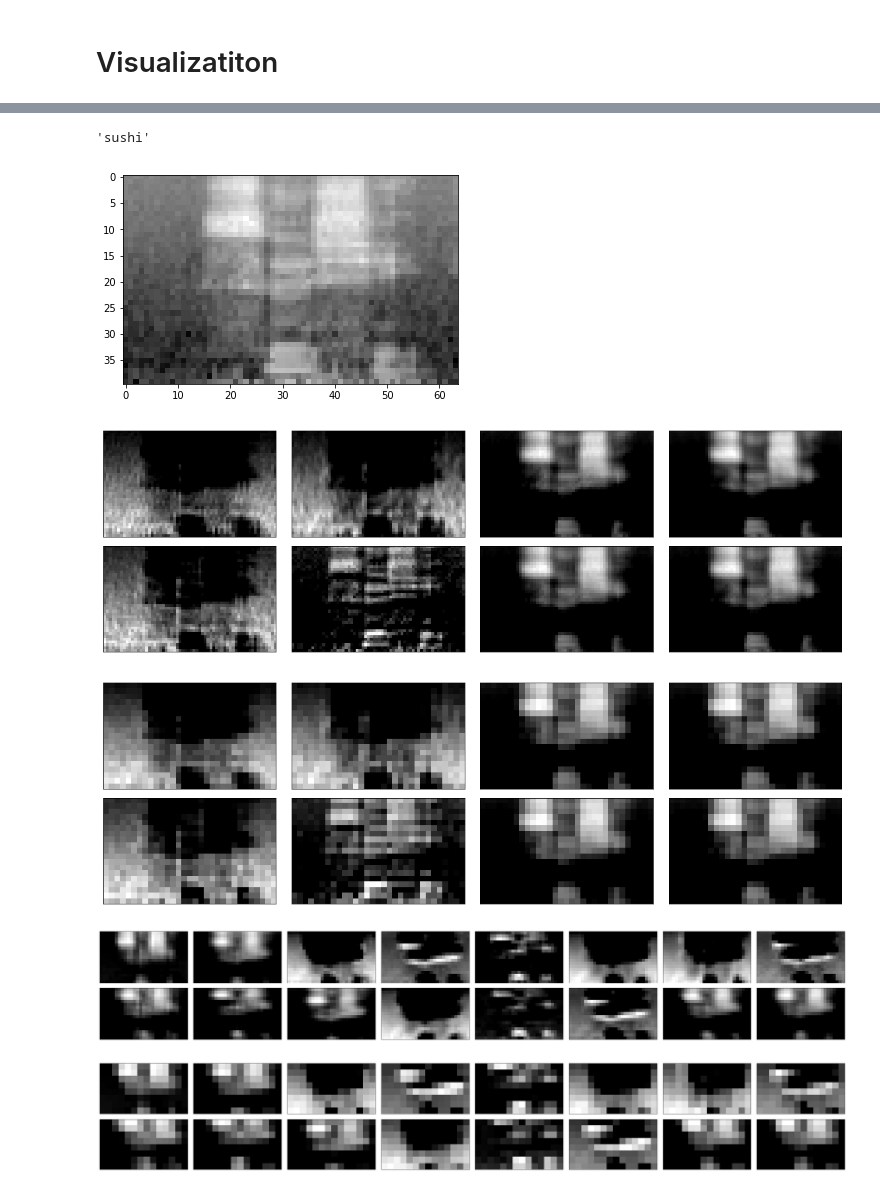
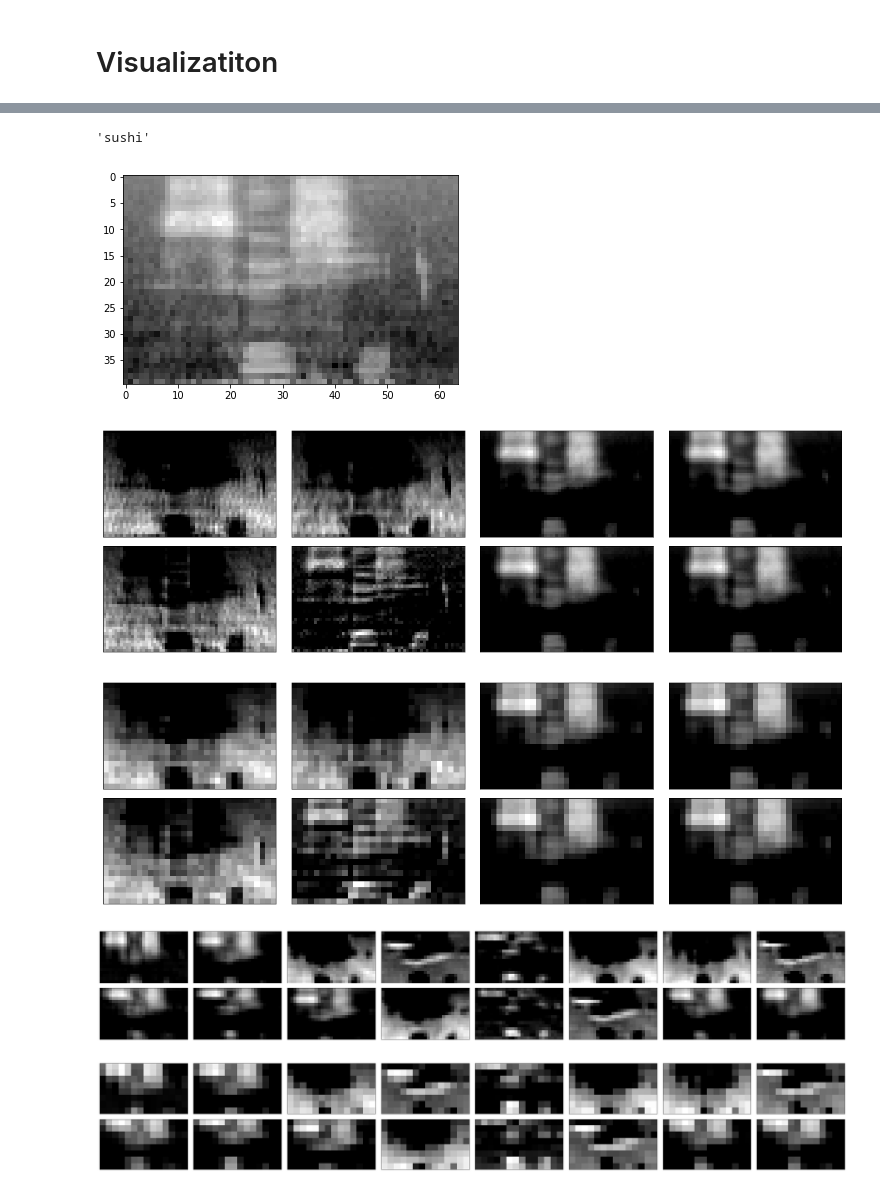
Before and after one commit to araobp/acoustic-features, a Jupyter notebook: tensorflow/Visualization_sushi.ipynb, the cells around one changed output, grey strips where cells are left out. Drawn from its saved outputs; the diff is of its cells as text; code cells hidden in the pictures.

```diff
--- a/tensorflow/Visualization_sushi.ipynb
+++ b/tensorflow/Visualization_sushi.ipynb
@@ -57,13 +38,13 @@ train_data, train_labels
 # %%
 l = ds.class_labels.index('sushi')
-image_number = 69
+image_number = 16
 
 plt.imshow(np.rot90(train_data[l, image_number,:,:,0]), cmap='gray')
 plt.savefig('input.png')
 ds.class_labels[np.argmax(train_labels[l, image_number])]
 # %% [output]
 'sushi'
-[figure, old version]
+[figure, new version]
 # %%
 layer_outputs = [layer.output for layer in model.layers]
 activation_model = models.Model(inputs=model.input, outputs=layer_outputs)
@@ -72,22 +53,22 @@ activations = activation_model.predict(train_data[l])
 plot_layer(activations, image_number, 0, 4)
 plt.savefig('layer0.png')
 # %% [output]
-[figure, old version]
+[figure, new version]
 # %%
 plot_layer(activations, image_number, 1, 4)
 plt.savefig('layer1.png')
 # %% [output]
-[figure, old version]
+[figure, new version]
 # %%
 plot_layer(activations, image_number, 3, 8)
 plt.savefig('layer3.png')
 # %% [output]
-[figure, old version]
+[figure, new version]
 # %%
 plot_layer(activations, image_number, 4, 8)
 plt.savefig('layer4.png')
 # %% [output]
-[figure, old version]
+[figure, new version]
 # %%
 plot_layer(activations, image_number, 6, 16)
 plt.savefig('layer4.png')
```
Also changed, not shown: parts of 3 cells of this notebook, 6 other files.
